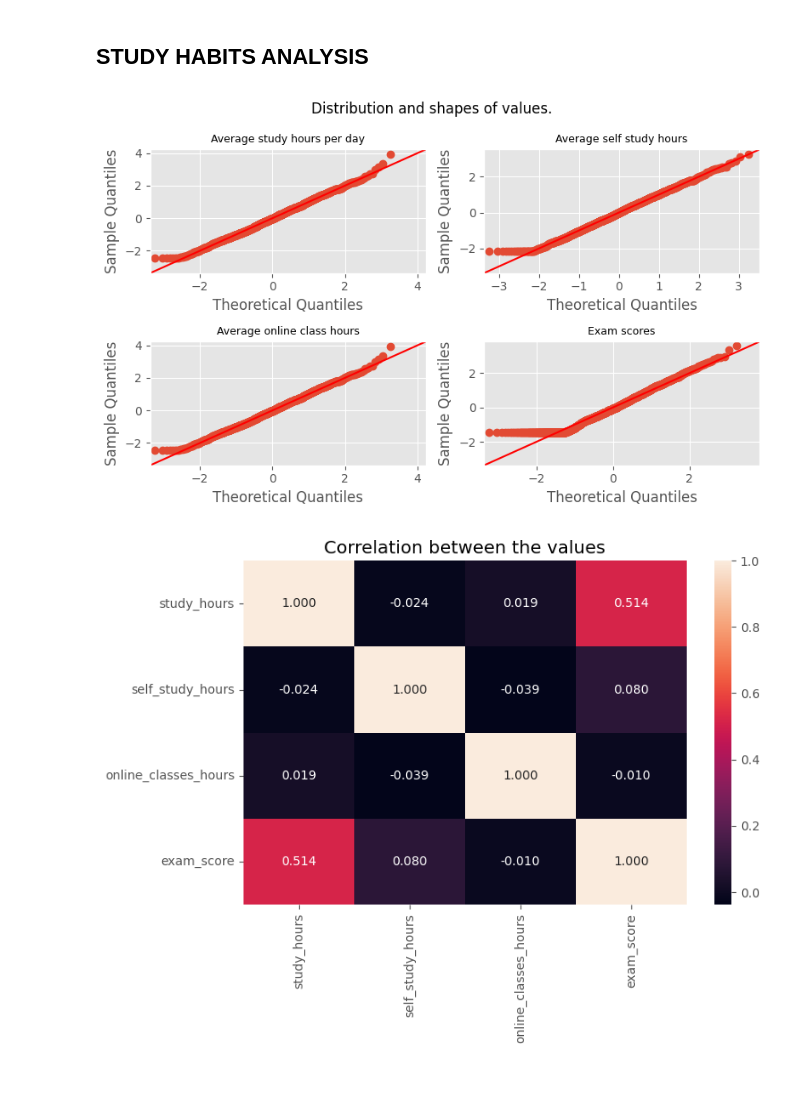
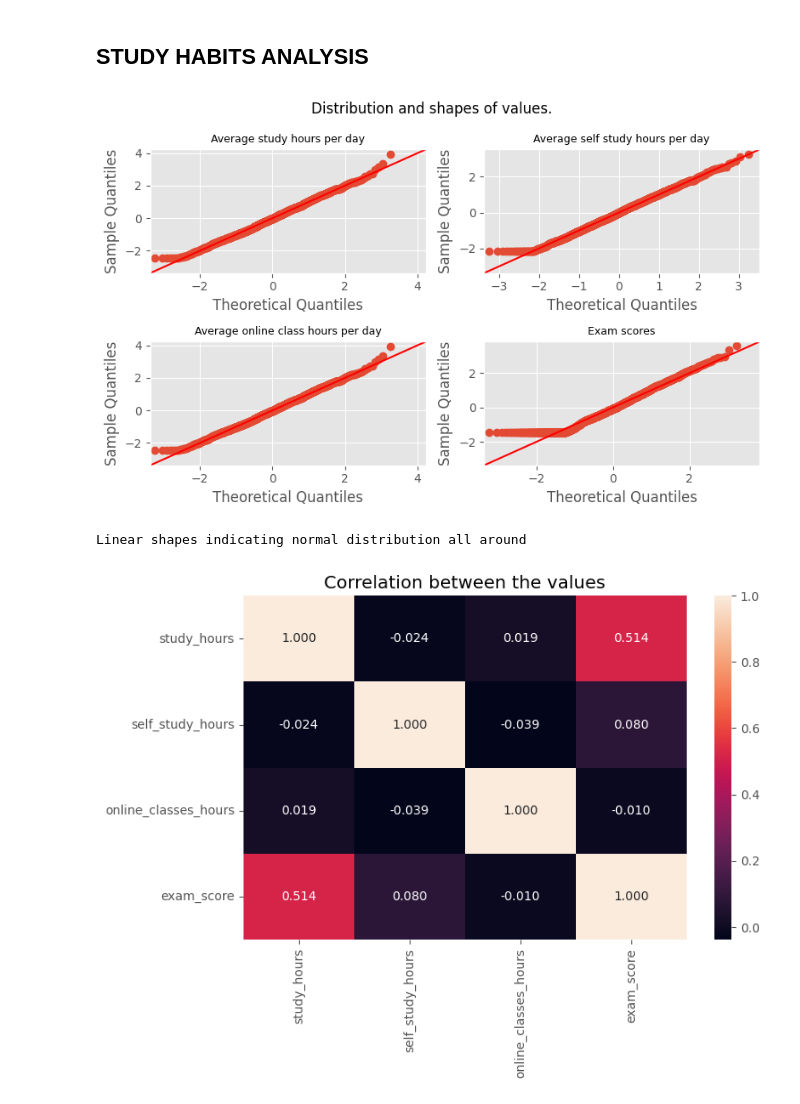
Before and after one commit to boredanalyst/Relating-Activities-Outside-School-with-Exam-Score, a Jupyter notebook: relating-activities-outside-school-with-exam-score.ipynb, the cells around one changed output. Drawn from its saved outputs; the diff is of its cells as text; code cells hidden in the pictures.

```diff
--- a/relating-activities-outside-school-with-exam-score.ipynb
+++ b/relating-activities-outside-school-with-exam-score.ipynb
@@ -303,32 +303,35 @@ plt.show()
 # %%
 ## Finding an overview of the exam scores
 
 viz_df = df[["study_hours","self_study_hours","online_classes_hours", "exam_score"]]
 
 
 ## plotting the qqplot
 
 import statsmodels.api as sm
 fig, axes = plt.subplots(2,2, figsize=(8,5))
 
 sm.qqplot(viz_df["study_hours"], line="45", fit=True, ax=axes[0,0])
 axes[0,0].set_title("Average study hours per day", size=9)
 
 sm.qqplot(viz_df["self_study_hours"], line="45", fit=True, ax=axes[0,1])
-axes[0,1].set_title("Average self study hours", size=9)
+axes[0,1].set_title("Average self study hours per day", size=9)
 
 sm.qqplot(viz_df["study_hours"], line="45", fit=True, ax=axes[1,0])
-axes[1,0].set_title("Average online class hours", size=9)
+axes[1,0].set_title("Average online class hours per day", size=9)
 
 sm.qqplot(viz_df["exam_score"], line="45", fit=True, ax=axes[1,1])
 axes[1,1].set_title("Exam scores", size=9)
 
 fig.suptitle("Distribution and shapes of values.")
 
 plt.tight_layout()
 plt.show()
+
+print("Linear shapes indicating normal distribution all around")
 # %% [output]
-[figure, old version]
+[figure, new version]
+Linear shapes indicating normal distribution all around
 # %%
 ## Finding the correlation of study habits and exam scores
 
```
Also changed, not shown: parts of 11 cells of this notebook.
